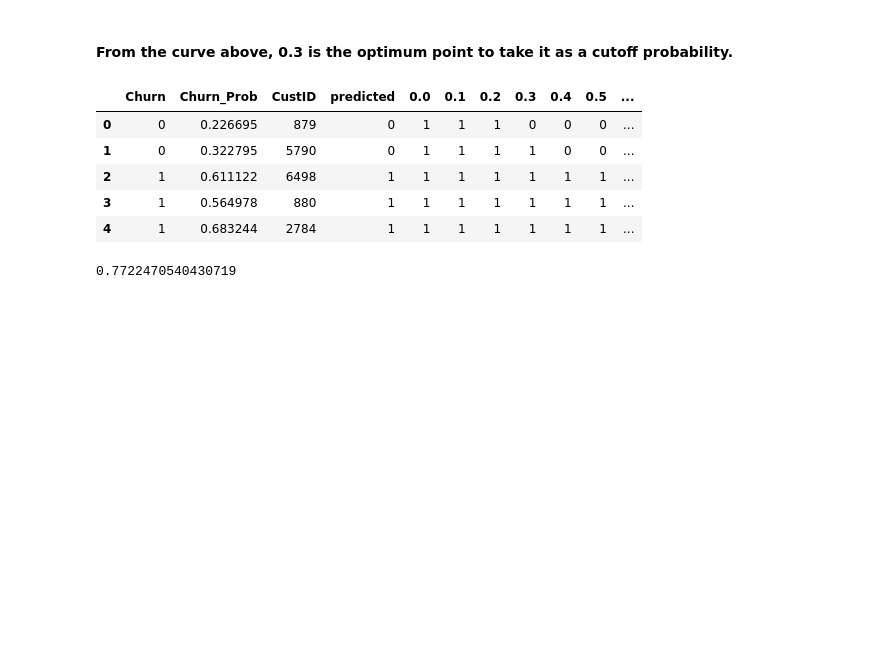
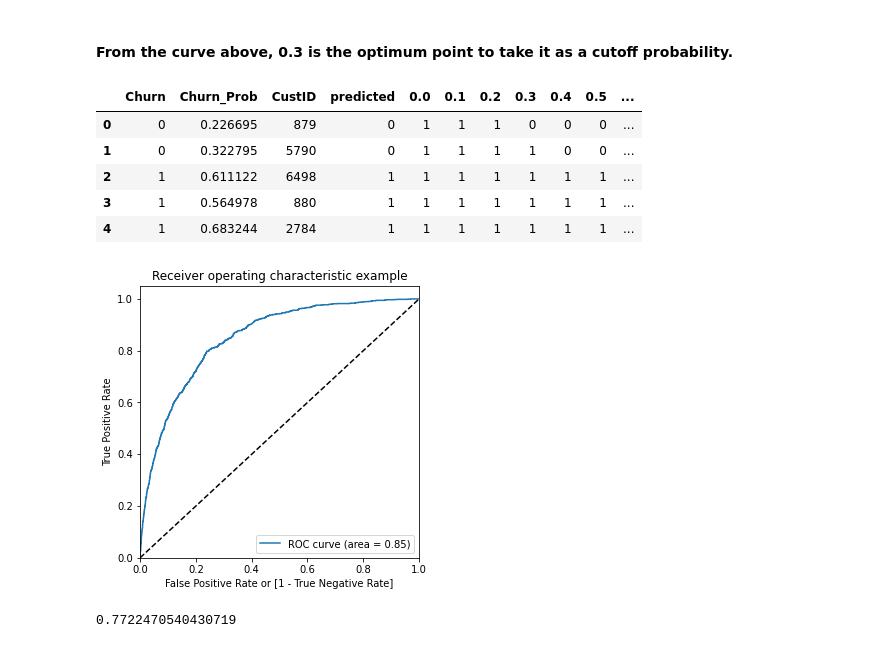
Before and after one commit to rishav4u7/Data-Science, a Jupyter notebook: ML1/Logistic Regression/Telecom Churn/Logistic+Regression+-+Telecom+Churn+Case+Study.ipynb, the cells around one changed output. Drawn from its saved outputs; the diff is of its cells as text; code cells hidden in the pictures; blank space fills up the shorter version.

```diff
--- a/ML1/Logistic Regression/Telecom Churn/Logistic+Regression+-+Telecom+Churn+Case+Study.ipynb
+++ b/ML1/Logistic Regression/Telecom Churn/Logistic+Regression+-+Telecom+Churn+Case+Study.ipynb
@@ -1030,6 +1030,10 @@ y_train_pred_final.head()
 | 2 | 1 | 0.611122 | 6498 | 1 | 1 | 1 | 1 | 1 | 1 | 1 | ... |
 | 3 | 1 | 0.564978 | 880 | 1 | 1 | 1 | 1 | 1 | 1 | 1 | ... |
 | 4 | 1 | 0.683244 | 2784 | 1 | 1 | 1 | 1 | 1 | 1 | 1 | ... |
+# %%
+draw_roc(y_train_pred_final.Churn, y_train_pred_final.Churn_Prob)
+# %% [output]
+[figure, added]
 # %%
 # Let's check the overall accuracy.
 metrics.accuracy_score(y_train_pred_final.Churn, y_train_pred_final.final_predicted)
```
Also changed, not shown: parts of 6 cells of this notebook, 6 other files.
